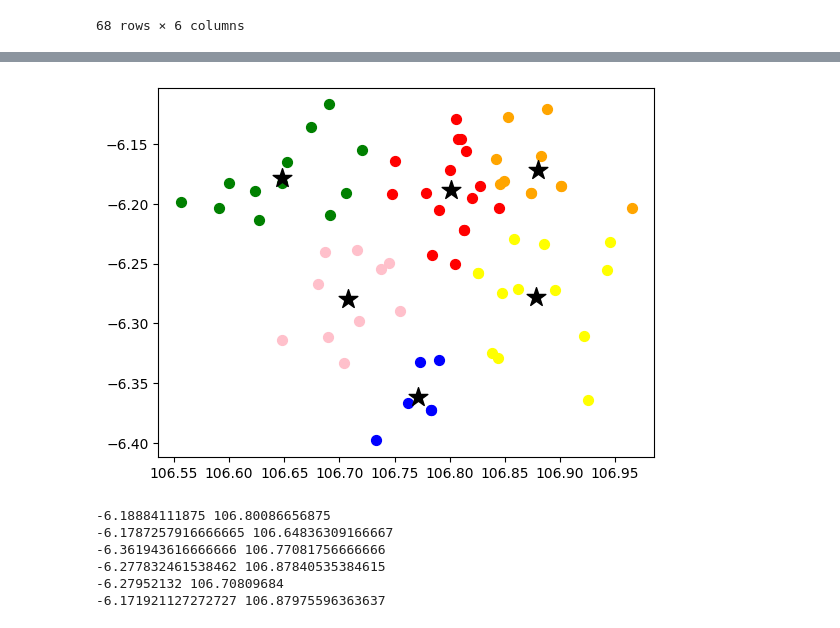
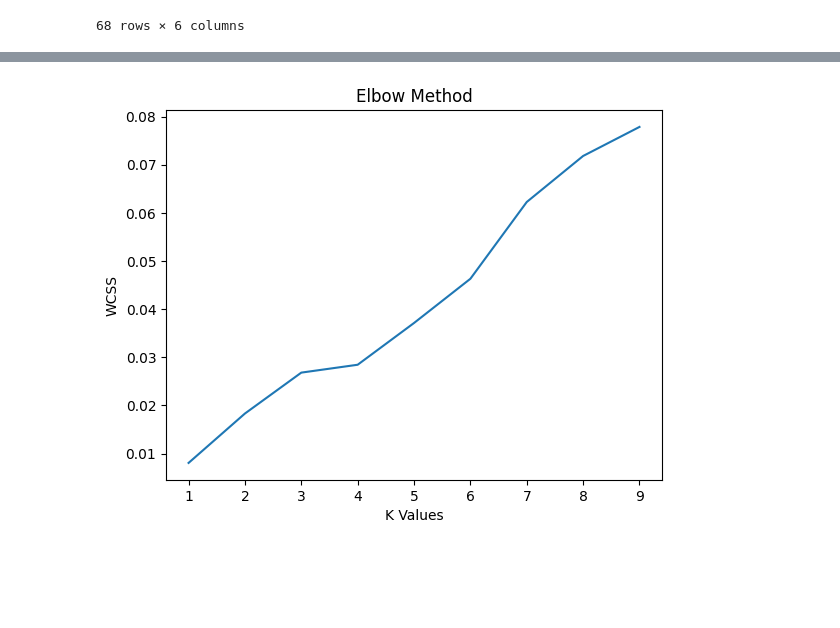
Before and after one commit to hafidabid/clustering-gudang, a Jupyter notebook: lat_lng_only.ipynb, the cells around one changed output, grey strips where cells are left out. Cells and saved outputs as stored; diff of their text form; code cells hidden in the pictures; blank space fills up the shorter version.

```diff
--- a/lat_lng_only.ipynb
+++ b/lat_lng_only.ipynb
@@ -44,7 +45,7 @@ df
 68 rows × 8 columns
 # %%
 # add distancce in dataframe from current loc
-l_distance = []
+
 data_lat = []
 data_long = []
 for idx, row in df.iterrows():
@@ -53,9 +54,8 @@ for idx, row in df.iterrows():
     long = float(point[1])
     data_lat.append(lat)
     data_long.append(long)
-    l_distance.append(haversine_distance( (lat,long), current_loc ))
 
-df = df.assign(distance = l_distance, lat=data_lat, long=data_long)
+df = df.assign(lat=data_lat, long=data_long)
 dataset = df[['city_name', 'district_name', 'avg_demand_baseline', 'demand_target', 'lat', 'long']]
 dataset
 # %% [output]
@@ -96,16 +81,0 @@ unscaled_dataset
-# %%
-#elbow method
-
-wcss = []
-#trying from 1 to 15 cluster to get intertia
-crange = 20
-for i in range(1, crange):
-    kmeans = KMeans(n_clusters=i, init='random', random_state=50)
-    kmeans.fit(unscaled_dataset)
-    wcss.append(kmeans.inertia_)
-
-
-plt.plot(range(1, crange), wcss)
-plt.xlabel('Number of clusters')
-plt.ylabel('WCSS')
-plt.show()
@@ -114,3 +81,0 @@ plt.show()
-# %%
-km = KMeans(n_clusters=6, init='random', random_state=50)
-km.fit(unscaled_dataset)
@@ -151,31 +82,11 @@ dataset[dataset['pred']==0]
-# %%
-label_a = ("long",1)
-label_b = ("lat",0)
-plt.scatter(unscaled_dataset[y_km==0][label_a[0]], unscaled_dataset[y_km==0][label_b[0]], s=50, color='red')
-plt.scatter(unscaled_dataset[y_km==1][label_a[0]], unscaled_dataset[y_km==1][label_b[0]], s=50, color='green')
-plt.scatter(unscaled_dataset[y_km==2][label_a[0]], unscaled_dataset[y_km==2][label_b[0]], s=50, color='blue')
-plt.scatter(unscaled_dataset[y_km==3][label_a[0]], unscaled_dataset[y_km==3][label_b[0]], s=50, color='yellow')
-plt.scatter(unscaled_dataset[y_km==4][label_a[0]], unscaled_dataset[y_km==4][label_b[0]], s=50, color='pink')
-plt.scatter(unscaled_dataset[y_km==5][label_a[0]], unscaled_dataset[y_km==5][label_b[0]], s=50, color='orange')
-
-plt.scatter(clusters[0][label_a[1]], clusters[0][label_b[1]], marker="*", s=200, color="black")
-plt.scatter(clusters[1][label_a[1]], clusters[1][label_b[1]], marker="*", s=200, color="black")
-plt.scatter(clusters[2][label_a[1]], clusters[2][label_b[1]], marker="*", s=200, color="black")
-plt.scatter(clusters[3][label_a[1]], clusters[3][label_b[1]], marker="*", s=200, color="black")
-plt.scatter(clusters[4][label_a[1]], clusters[4][label_b[1]], marker="*", s=200, color="black")
-plt.scatter(clusters[5][label_a[1]], clusters[5][label_b[1]], marker="*", s=200, color="black")
-#
-plt.show()
-#dataset_scaled[y_km==2,0]
-# %% [output]
-[figure, removed]
-# %%
-for i in range(6):
-    print(clusters[i][label_b[1]], clusters[i][label_a[1]])
-# %% [output]
--6.18884111875 106.80086656875
--6.1787257916666665 106.64836309166667
--6.361943616666666 106.77081756666666
--6.277832461538462 106.87840535384615
--6.27952132 106.70809684
--6.171921127272727 106.87975596363637
+# %%
+#elbow method
+
+wcss = []
+#trying from 1 to 15 cluster to get intertia
+crange = 10
+kmeans = KMeansAlgorithm(unscaled_dataset, crange)
+kmeans.fit_model(300)
+kmeans.plot_elbow()
+# %% [output]
+[figure, added]
```
Also changed, not shown: parts of 10 cells of this notebook, 3 other files.
